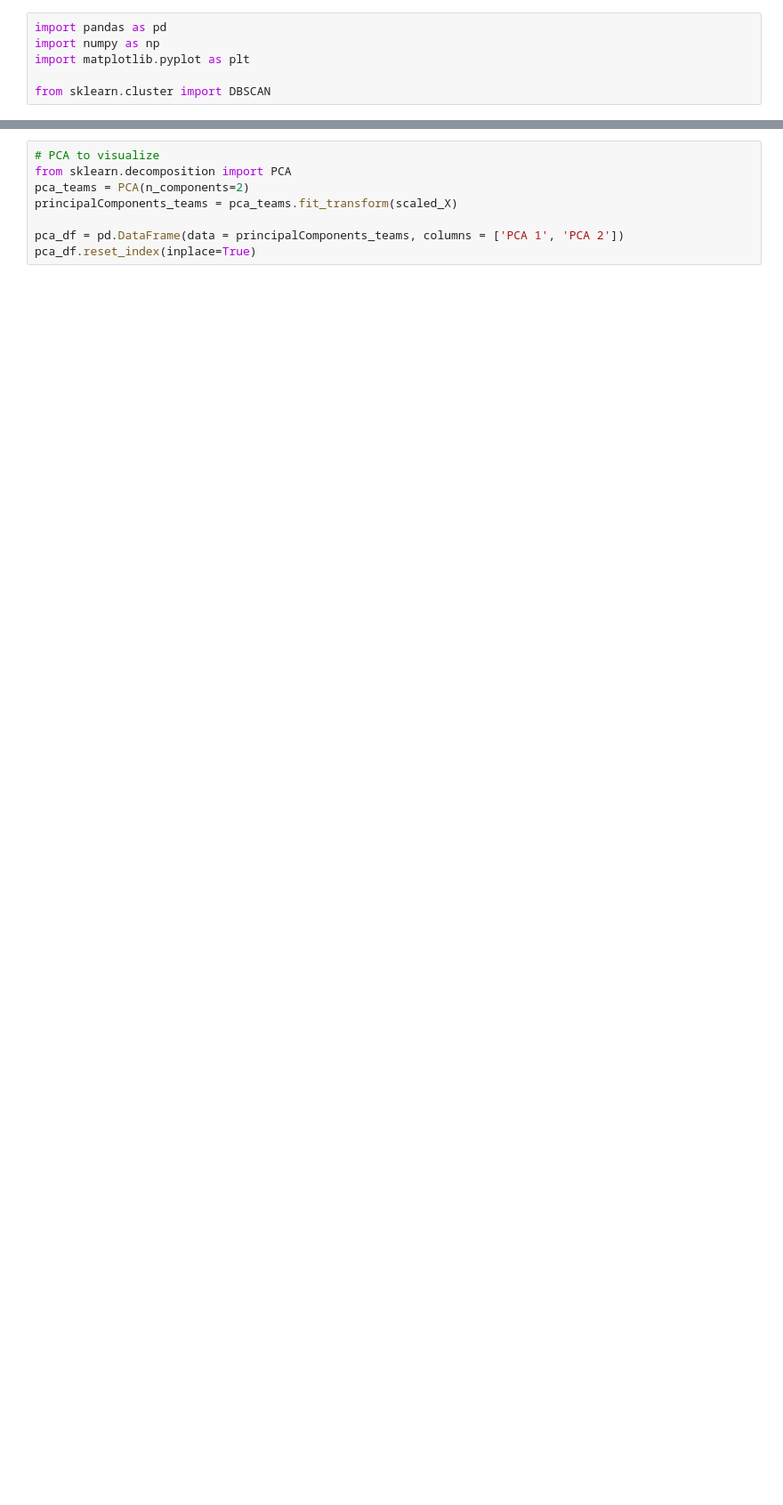
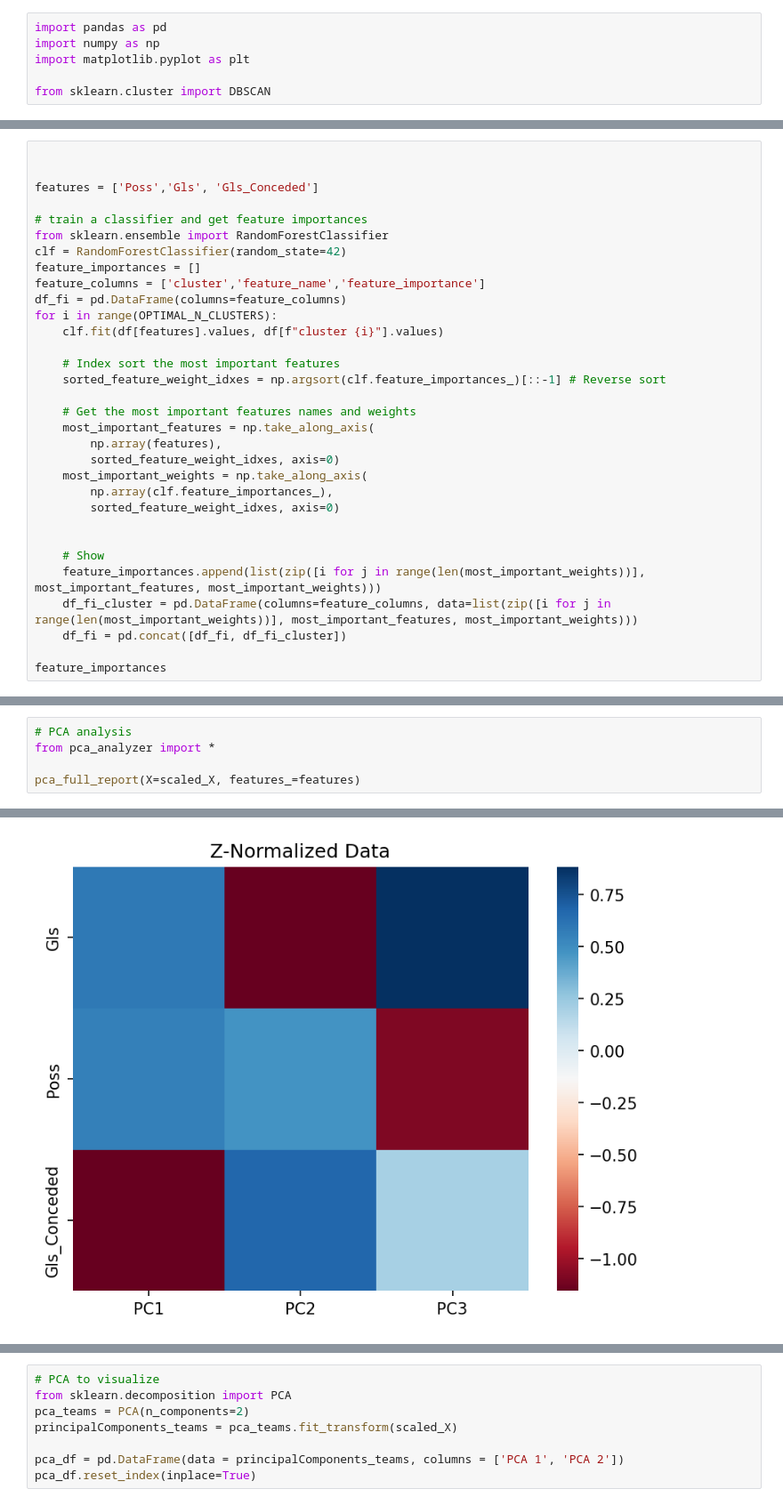
Before and after one commit to yyan17/SIADS-Milestone-II, a Jupyter notebook: unsupervised_learning/team_clustering_DBSCAN.ipynb, the cells around one changed output, grey strips where cells are left out. Shown at 89% size. Saved outputs shown, nothing was run; the diff lists cells and outputs as text; blank space fills up the shorter version.

```diff
--- a/unsupervised_learning/team_clustering_DBSCAN.ipynb
+++ b/unsupervised_learning/team_clustering_DBSCAN.ipynb
@@ -142,0 +251,32 @@ df['cluster'] = model.labels_
+# %%
+
+
+features = ['Poss','Gls', 'Gls_Conceded']
+
+# train a classifier and get feature importances
+from sklearn.ensemble import RandomForestClassifier
+clf = RandomForestClassifier(random_state=42)
+feature_importances = []
+feature_columns = ['cluster','feature_name','feature_importance']
+df_fi = pd.DataFrame(columns=feature_columns)
+for i in range(OPTIMAL_N_CLUSTERS):
+    clf.fit(df[features].values, df[f"cluster {i}"].values)
+
+    # Index sort the most important features
+    sorted_feature_weight_idxes = np.argsort(clf.feature_importances_)[::-1] # Reverse sort
+
+    # Get the most important features names and weights
+    most_important_features = np.take_along_axis(
+        np.array(features),
+        sorted_feature_weight_idxes, axis=0)
+    most_important_weights = np.take_along_axis(
+        np.array(clf.feature_importances_),
+        sorted_feature_weight_idxes, axis=0)
+
+
+    # Show
+    feature_importances.append(list(zip([i for j in range(len(most_important_weights))], most_important_features, most_important_weights)))
+    df_fi_cluster = pd.DataFrame(columns=feature_columns, data=list(zip([i for j in range(len(most_important_weights))], most_important_features, most_important_weights)))
+    df_fi = pd.concat([df_fi, df_fi_cluster])
+
+feature_importances
@@ -142,0 +511,6 @@ df['cluster'] = model.labels_
+# %%
+# PCA analysis
+from pca_analyzer import *
+
+pca_full_report(X=scaled_X, features_=features)
+# %% [output]
@@ -142,0 +528 @@ df['cluster'] = model.labels_
+[figure, added]
```
Also changed, not shown: parts of 36 cells of this notebook, 5 other files.
